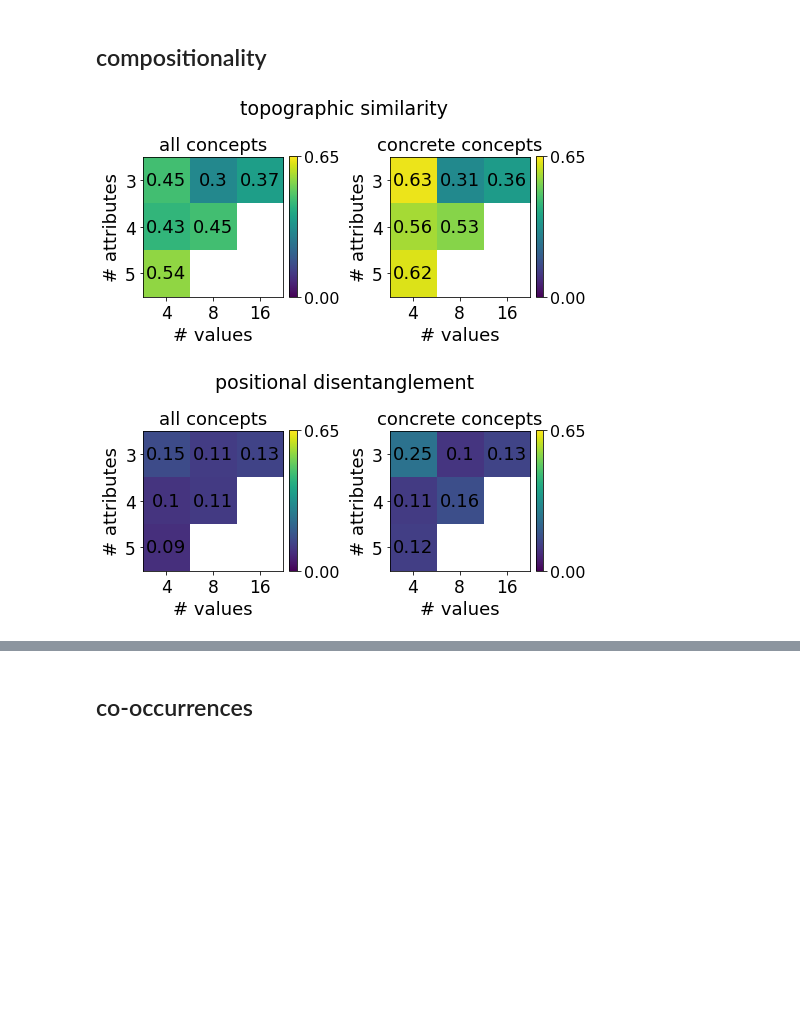
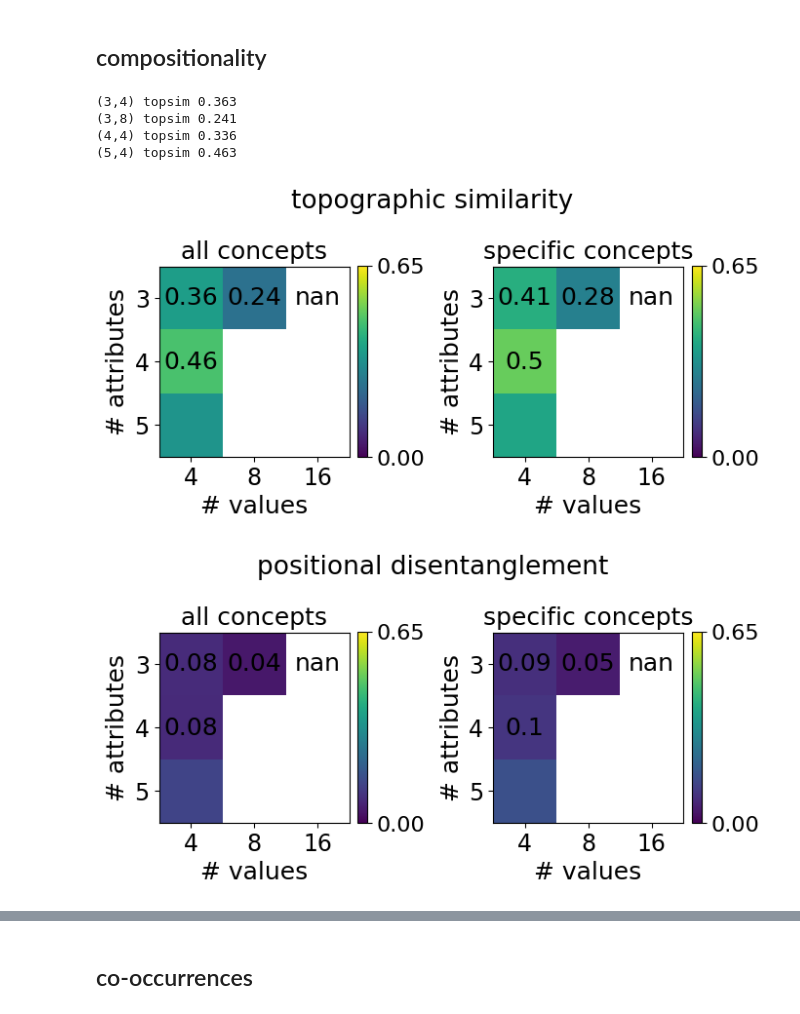
Before and after one commit to mariia55/emergent-abstractions_biased, a Jupyter notebook: analysis.ipynb, the cells around one changed output, grey strips where cells are left out. Saved outputs shown, nothing was run; the diff lists cells and outputs as text; code cells hidden in the pictures; blank space fills up the shorter version.

```diff
--- a/analysis.ipynb
+++ b/analysis.ipynb
@@ -44,0 +71,10 @@ FileNotFoundError: [Errno 2] No such file or directory: 'results/(4,4)_game_size
+# %%
+entropy_dict = {}
+for i, score in enumerate(list(entropy_scores.keys())[:3]):
+    results = entropies[i]
+    print(results)
+    mean = np.nanmean(results, axis=-1)
+    sd = np.std(results, axis=-1)
+    for idx, d in enumerate(datasets):
+        entropy_dict[d + score] = (round(mean[idx], 3), round(sd[idx], 3))
+entropy_dict
@@ -44,0 +106,11 @@ FileNotFoundError: [Errno 2] No such file or directory: 'results/(4,4)_game_size
+# %%
+# from generic to specific
+entropies_hierarchical = [entropy_scores['NI_hierarchical'], entropy_scores['effectiveness_hierarchical'], entropy_scores['consistency_hierarchical']]
+entropy_dict_hierarchical = {}
+for i, score in enumerate(list(entropy_scores.keys())[3:]):
+    results = entropies_hierarchical[i]
+    mean = np.mean(results, axis=-1)
+    #sd = results.std(axis=-1)
+    for idx, d in enumerate(datasets):
+        entropy_dict_hierarchical[d + score] = mean[idx] #(mean[idx], sd[idx])
+entropy_dict_hierarchical
@@ -54,7 +142,7 @@ NMI_hierarchical, effectiveness_hierarchical, consistency_hierarchical = [], [],
 for d, data in enumerate(datasets):
     for run in range(5):
 
-        scores = pickle.load(open(paths[d] + 'standard/' + str(run) + '/entropy_scores.pkl', 'rb'))
+        scores = pickle.load(open(paths[d] + '/standard/' + str(run) + '/entropy_scores.pkl', 'rb'))
 
         for l, level in enumerate([1, 2, 3, 4, 5]):
 
@@ -163,27 +270,37 @@ plt.show()
 ## compositionality
 # %%
 topsim, posdis, bosdis = np.zeros((n_datasets, 5)), np.zeros((n_datasets, 5)), np.zeros((n_datasets, 5))
-topsim_concrete, posdis_concrete, bosdis_concrete = np.zeros((n_datasets, 5)), np.zeros((n_datasets, 5)), np.zeros((n_datasets, 5))
+topsim_specific, posdis_specific, bosdis_specific = np.zeros((n_datasets, 5)), np.zeros((n_datasets, 5)), np.zeros((n_datasets, 5))
 
 for d, dataset in enumerate(datasets):
     for run in range(5):
 
-        topsim_score = pickle.load(open(paths[d] + 'standard/' + str(run) + '/topsim_final.pkl', 'rb'))
-        disent_score = pickle.load(open(paths[d] + 'standard/' + str(run) + '/posdis_bosdis.pkl', 'rb'))
+        topsim_score = pickle.load(open(paths[d] + '/standard/' + str(run) + '/topsim_final.pkl', 'rb'))
+        disent_score = pickle.load(open(paths[d] + '/standard/' + str(run) + '/posdis_bosdis.pkl', 'rb'))
         topsim[d, run] = topsim_score['topsim_train']
         posdis[d, run] = disent_score['posdis']
         bosdis[d, run] = disent_score['bosdis']
-        topsim_concrete[d, run] = topsim_score['topsim_max_relevance_train']
-        posdis_concrete[d, run] = disent_score['posdis_max_relevance']
-        bosdis_concrete[d, run] = disent_score['bosdis_max_relevance']
+        topsim_specific[d, run] = topsim_score['topsim_specific_train']
+        posdis_specific[d, run] = disent_score['posdis_specific']
+        bosdis_specific[d, run] = disent_score['bosdis_specific']
+# %%
+for i, d in enumerate(datasets):
+    print(d, "topsim", round(np.mean(topsim[i]), 3))
+# %% [output]
+(3,4) topsim 0.363
+(3,8) topsim 0.241
+(4,4) topsim 0.336
+(5,4) topsim 0.463
 # %%
-plot_heatmap([topsim, topsim_concrete], 'mean', plot_dims=(1,2), ylims=[0.0,0.65], figsize=(7,3.5),
-             titles=['all concepts', 'concrete concepts'], suptitle='topographic similarity', suptitle_position=1.)
+plot_heatmap([topsim, topsim_specific], 'mean', plot_dims=(1,2), ylims=[0.0,0.65], figsize=(7,3.5),
+             titles=['all concepts', 'specific concepts'], suptitle='topographic similarity', suptitle_position=1.,
+             matrix_indices=((0, 0), (0, 1), (2, 0), (1, 0)))
 # %% [output]
-[figure, old version]
+[figure, new version]
 # %%
-plot_heatmap([posdis, posdis_concrete], 'mean', plot_dims=(1,2), ylims=[0.0,0.65], figsize=(7,3.5),
-             titles=['all concepts', 'concrete concepts'], suptitle='positional disentanglement', suptitle_position=1.)
+plot_heatmap([posdis, posdis_specific], 'mean', plot_dims=(1,2), ylims=[0.0,0.65], figsize=(7,3.5),
+             titles=['all concepts', 'specific concepts'], suptitle='positional disentanglement', suptitle_position=1.,
+             matrix_indices=((0, 0), (0, 1), (1, 0), (2, 0)))
 # %% [output]
-[figure, old version]
+[figure, new version]
 # %%
```
Also changed, not shown: parts of 19 cells of this notebook, 3 other files.
